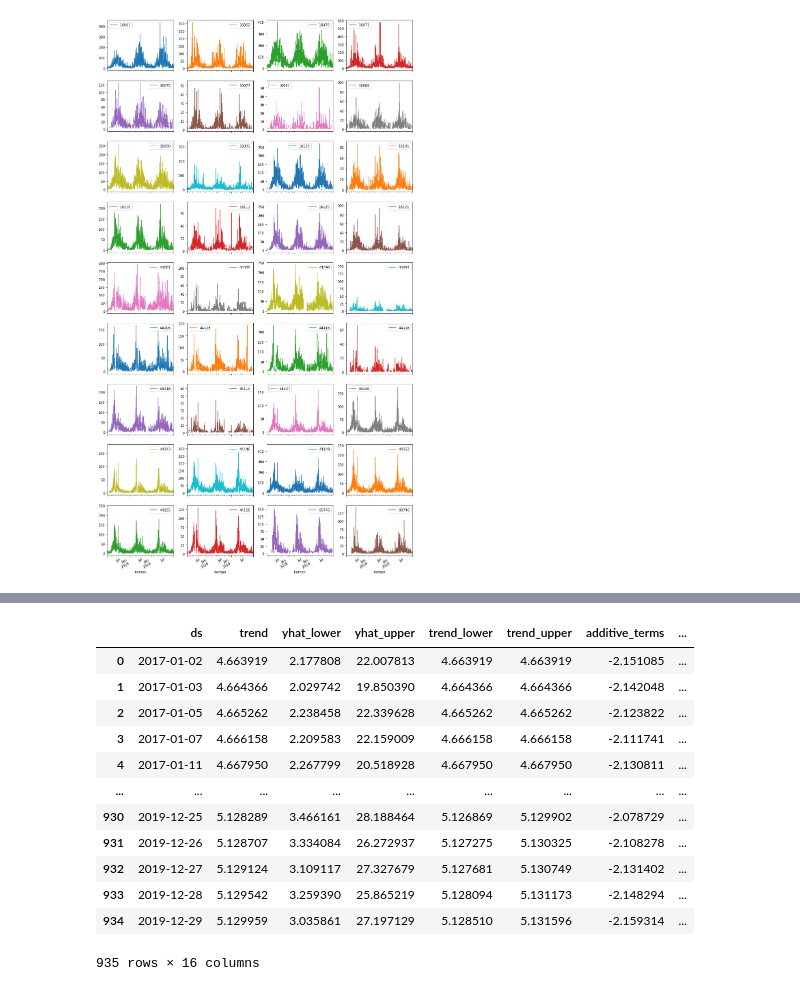
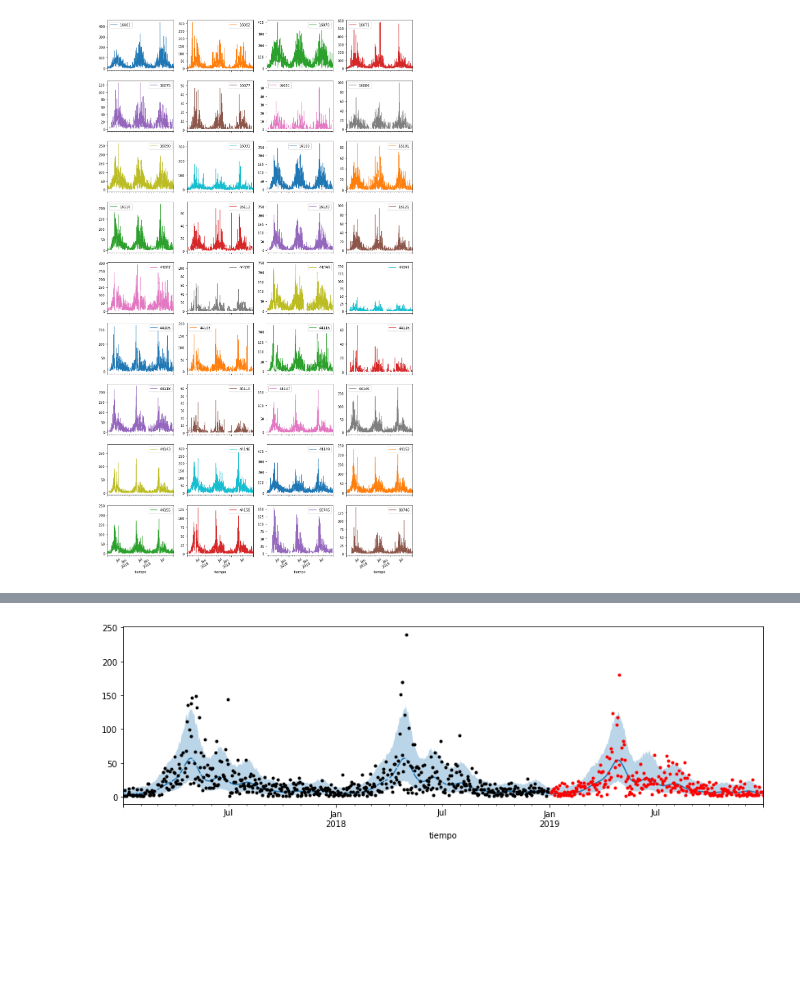
Before and after one commit to coldwhitewinters/LV, a Jupyter notebook: notebooks/forecast_model.ipynb, the cells around one changed output, grey strips where cells are left out. Drawn from its saved outputs; the diff is of its cells as text; code cells hidden in the pictures; blank space fills up the shorter version.

Commit message:
Added Prophet forecaster model

```diff
--- a/notebooks/forecast_model.ipynb
+++ b/notebooks/forecast_model.ipynb
@@ -117,5 +84,3 @@ model = Forecast()
 model.fit(train)
 fcst = model.predict(steps=365).asfreq("D")
-# %%
-fcst = fcst.asfreq("D")
 # %%
@@ -141,12 +103,0 @@ MultiIndex([(16061,                      'trend'),
-# %%
-f, axs = plt.subplots(12, 3, figsize=(16,32))
-prod_ax = zip(model.fcst.keys(), flatten(axs))
-for product, ax in prod_ax:
-    train[product].plot(style="k.", ax=ax)
-    test[product].plot(style="r.", ax=ax)
-    fcst = model.fcst[product]
-    fcst = fcst.set_index("ds")
-    fcst.yhat.plot(ax=ax)
-    lower = fcst.yhat_lower
-    upper = fcst.yhat_upper
-    ax.fill_between(fcst.index, y1=lower, y2=upper, alpha=0.5)
@@ -159,5 +103,0 @@ dict_keys([16061, 16062, 16070, 16071, 16075, 16077, 16081, 16086, 16090, 16091,
-# %%
-fcst = model.fcst.copy()
-# %%
-for key in fcst.keys():
-    fcst[key] = fcst[key].set_index("ds")
@@ -175,16 +104,5 @@ train[16071].plot(style="k.")
-# %%
-model.fcst[16061]
-# %% [output]
-|  | ds | trend | yhat_lower | yhat_upper | trend_lower | trend_upper | additive_terms | ... |
-| 0 | 2017-01-02 | 4.663919 | 2.177808 | 22.007813 | 4.663919 | 4.663919 | -2.151085 | ... |
-| 1 | 2017-01-03 | 4.664366 | 2.029742 | 19.850390 | 4.664366 | 4.664366 | -2.142048 | ... |
-| 2 | 2017-01-05 | 4.665262 | 2.238458 | 22.339628 | 4.665262 | 4.665262 | -2.123822 | ... |
-| 3 | 2017-01-07 | 4.666158 | 2.209583 | 22.159009 | 4.666158 | 4.666158 | -2.111741 | ... |
-| 4 | 2017-01-11 | 4.667950 | 2.267799 | 20.518928 | 4.667950 | 4.667950 | -2.130811 | ... |
-| ... | ... | ... | ... | ... | ... | ... | ... | ... |
-| 930 | 2019-12-25 | 5.128289 | 3.466161 | 28.188464 | 5.126869 | 5.129902 | -2.078729 | ... |
-| 931 | 2019-12-26 | 5.128707 | 3.334084 | 26.272937 | 5.127275 | 5.130325 | -2.108278 | ... |
-| 932 | 2019-12-27 | 5.129124 | 3.109117 | 27.327679 | 5.127681 | 5.130749 | -2.131402 | ... |
-| 933 | 2019-12-28 | 5.129542 | 3.259390 | 25.865219 | 5.128094 | 5.131173 | -2.148294 | ... |
-| 934 | 2019-12-29 | 5.129959 | 3.035861 | 27.197129 | 5.128510 | 5.131596 | -2.159314 | ... |
-935 rows × 16 columns
+# %%
+item = 44155
+plot_fcst(fcst[item], train[item], test[item])
+# %% [output]
+[figure, added]
```
Also changed, not shown: parts of 12 cells of this notebook, 3 other files.
